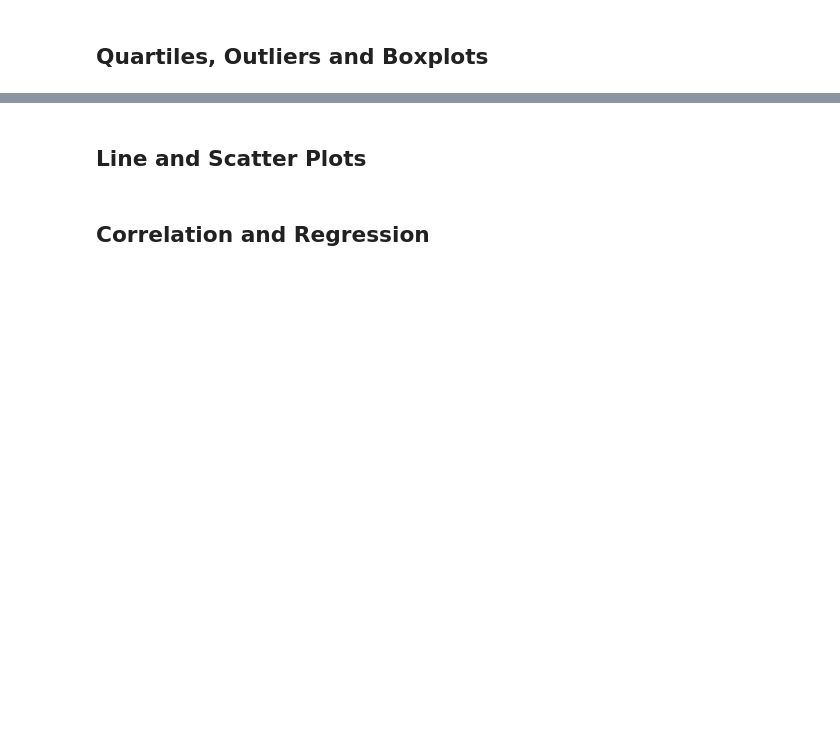
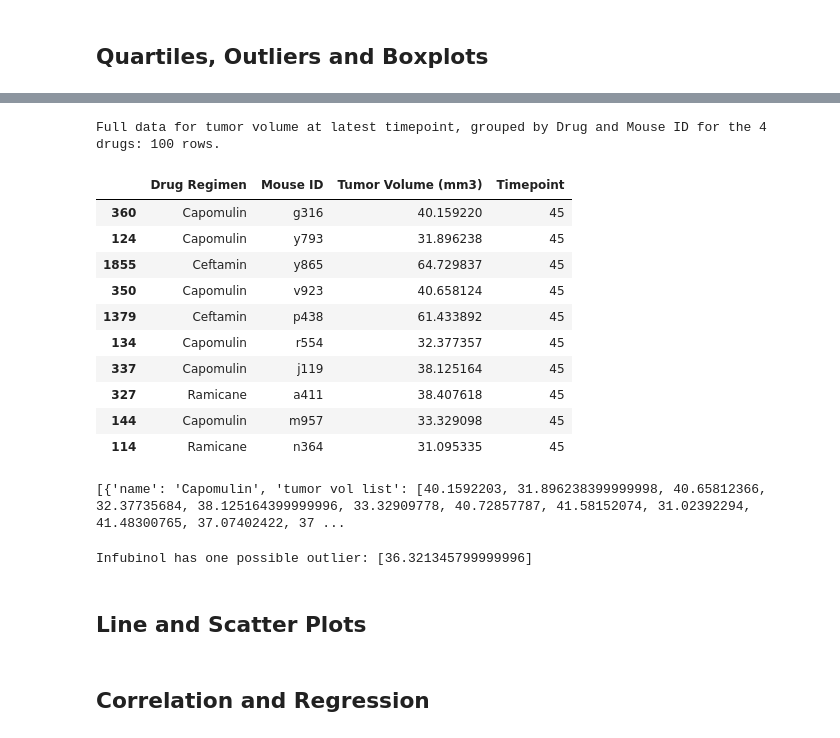
Before and after one commit to ande3674/matplotlib-challenge, a Jupyter notebook: pymaceuticals_starter.ipynb, the cells around one changed output, grey strips where cells are left out. Cells and saved outputs as stored; diff of their text form; code cells hidden in the pictures; blank space fills up the shorter version.

```diff
--- a/pymaceuticals_starter.ipynb
+++ b/pymaceuticals_starter.ipynb
@@ -265,3 +282,71 @@ plt.pie(plt_pie_x_values, labels=plt_pie_labels, colors=['m','c'], shadow=True)
+# %%
+# Filter out the data for the 4 drugs
+drug_list = ['Capomulin', 'Ramicane', 'Infubinol', 'Ceftamin']
+final_tumor_vol_filtered_df = final_tumor_vol_df[ (final_tumor_vol_df['Drug Regimen'] == drug_list[0]) | (final_tumor_vol_df['Drug Regimen'] == drug_list[1]) | (final_tumor_vol_df['Drug Regimen'] == drug_list[2]) | (final_tumor_vol_df['Drug Regimen'] == drug_list[3]) ]
+
+print(f'Full data for tumor volume at latest timepoint, grouped by Drug and Mouse ID for the 4 drugs: {final_tumor_vol_filtered_df.shape[0]} rows.')
+final_tumor_vol_filtered_df.head(10)
+# %% [output]
+Full data for tumor volume at latest timepoint, grouped by Drug and Mouse ID for the 4 drugs: 100 rows.
+|  | Drug Regimen | Mouse ID | Tumor Volume (mm3) | Timepoint |
+| 360 | Capomulin | g316 | 40.159220 | 45 |
+| 124 | Capomulin | y793 | 31.896238 | 45 |
+| 1855 | Ceftamin | y865 | 64.729837 | 45 |
+| 350 | Capomulin | v923 | 40.658124 | 45 |
+| 1379 | Ceftamin | p438 | 61.433892 | 45 |
+| 134 | Capomulin | r554 | 32.377357 | 45 |
+| 337 | Capomulin | j119 | 38.125164 | 45 |
+| 327 | Ramicane | a411 | 38.407618 | 45 |
+| 144 | Capomulin | m957 | 33.329098 | 45 |
+| 114 | Ramicane | n364 | 31.095335 | 45 |
+# %%
+# Make some dictionaties with data pertaining to each drug
+# Put the dictionaries into a list
+drug_dict_list = []
+
+# Get the list of Tumor Volumes assocaited w each drug
+for drug in drug_list:
+    tumor_vols_list = final_tumor_vol_filtered_df[ final_tumor_vol_filtered_df['Drug Regimen'] == drug ]['Tumor Volume (mm3)'].tolist()
+    dic = {"name" : drug, "tumor vol list" : tumor_vols_list}
+    drug_dict_list.append(dic)
+
+print(drug_dict_list)
+# %% [output]
+[{'name': 'Capomulin', 'tumor vol list': [40.1592203, 31.896238399999998, 40.65812366, 32.37735684, 38.125164399999996, 33.32909778, 40.72857787, 41.58152074, 31.02392294, 41.48300765, 37.07402422, 37 ...
+# %%
+# Calculate the quartiles and IQR and quantitatively
+# iqr_capo = st.iqr(capomulin_tumor_vols_list)
+# iqr_ceft = st.iqr(ceftamin_tumor_vols_list)
+# iqr_infub = st.iqr(infubinol_tumor_vols_list)
+# iqr_rami = st.iqr(ramicane_tumor_vols_list)
+
+# print(f'The IQR of the final tumor size data for Capomulin is: {iqr_capo}')
+# print(f'The IQR of the final tumor size data for Ramicane is: {iqr_rami}')
+# print(f'The IQR of the final tumor size data for Infubinol is: {iqr_infub}')
+# print(f'The IQR of the final tumor size data for Ceftamin is: {iqr_ceft}')
+
+# determine if there are any potential outliers across all four treatment regimens.
+def find_outliers(val_list):
+    iqr = st.iqr(val_list)
+    q1 = np.quantile(val_list, 0.25)
+    q3 = np.quantile(val_list, 0.75)
+    outliers = []
+
+    for val in val_list:
+        if (val <= q1 - 1.5 * iqr) or (val >= q3 + 1.5 * iqr):
+            outliers.append(val)
+
+    return outliers
+
+capo_outliers = find_outliers(capomulin_tumor_vols_list)
+rami_outliers = find_outliers(ramicane_tumor_vols_list)
+infu_outliers = find_outliers(infubinol_tumor_vols_list)
+ceft_outliers = find_outliers(ceftamin_tumor_vols_list)
+outlier_lists=[capo_outliers, rami_outliers, infu_outliers, ceft_outliers]
+
+print(f'Infubinol has one possible outlier: {infu_outliers}')
+# %% [output]
+Infubinol has one possible outlier: [36.321345799999996]
 # %%
 # Generate a box plot of the final tumor volume of each mouse across four regimens of interest
 # %% [markdown]
```
Also changed, not shown: parts of 4 cells of this notebook.
